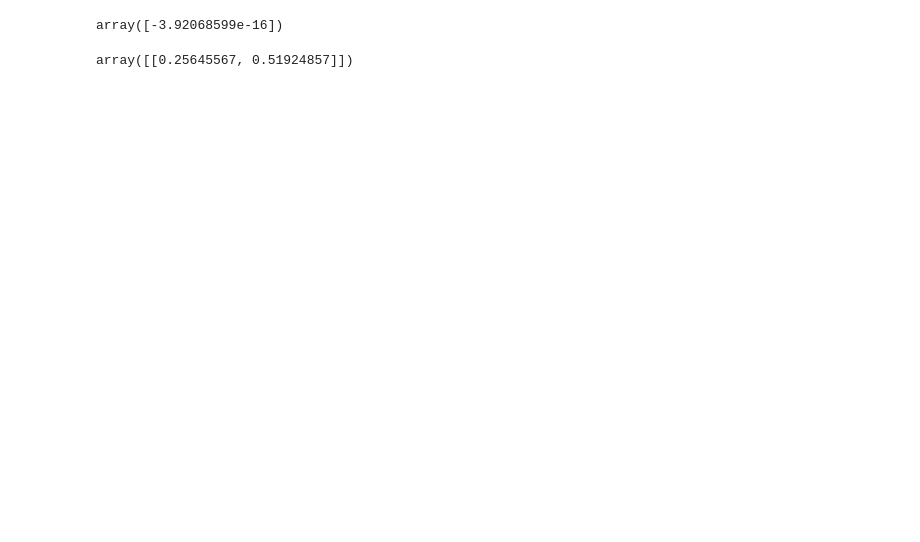
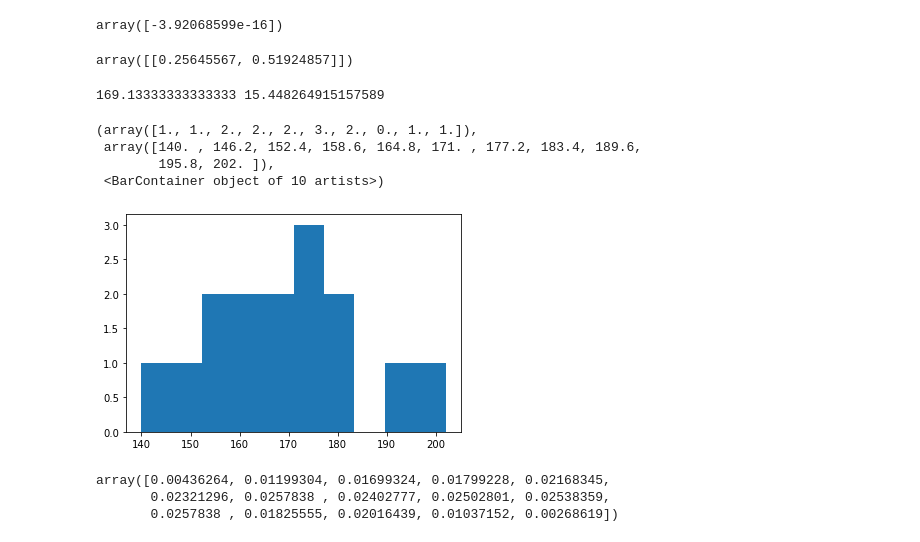
Before and after one commit to denisvivdenko/DotNetMachineLearning, a Jupyter notebook: DataPreprocessingScripts/house_prices_linear_regression.ipynb, the cells around one changed output. Saved outputs shown, nothing was run; the diff lists cells and outputs as text; code cells hidden in the pictures; blank space fills up the shorter version.

```diff
--- a/DataPreprocessingScripts/house_prices_linear_regression.ipynb
+++ b/DataPreprocessingScripts/house_prices_linear_regression.ipynb
@@ -275,3 +269,5 @@ regressor.coef_
 array([[0.25645567, 0.51924857]])
 # %%
 X.to_csv('multiple_regression_dataset.csv')
+# %%
+x = [140, 150, 155, 156, 160, 162, 170, 175, 173, 172, 170, 182, 180, 190, 202]
@@ -277,0 +277,4 @@ X.to_csv('multiple_regression_dataset.csv')
+# %%
+print(mean, sd)
+# %% [output]
+169.13333333333333 15.448264915157589
@@ -277,0 +285,14 @@ X.to_csv('multiple_regression_dataset.csv')
+# %%
+plt.hist(x)
+# %% [output]
+(array([1., 1., 2., 2., 2., 3., 2., 0., 1., 1.]),
+ array([140. , 146.2, 152.4, 158.6, 164.8, 171. , 177.2, 183.4, 189.6,
+        195.8, 202. ]),
+ <BarContainer object of 10 artists>)
+[figure, added]
+# %%
+probabilities
+# %% [output]
+array([0.00436264, 0.01199304, 0.01699324, 0.01799228, 0.02168345,
+       0.02321296, 0.0257838 , 0.02402777, 0.02502801, 0.02538359,
+       0.0257838 , 0.01825555, 0.02016439, 0.01037152, 0.00268619])
```
Also changed, not shown: parts of 7 cells of this notebook, 5 other files.
